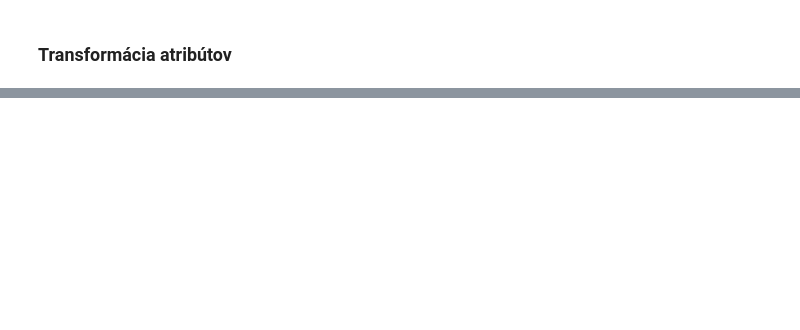
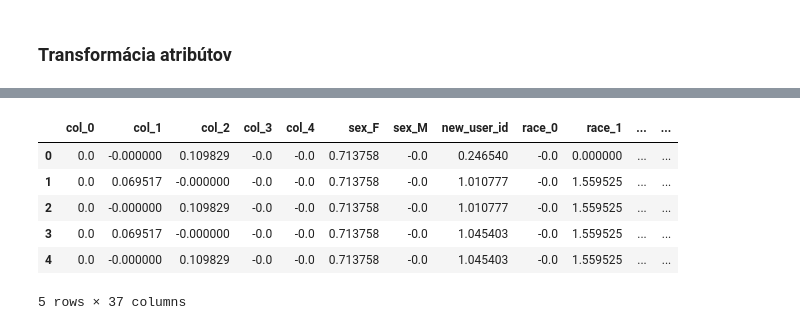
Before and after one commit to Brunokristi/Project_IAU, a Jupyter notebook: Phase_2.ipynb, the cells around one changed output, grey strips where cells are left out. Drawn from its saved outputs; the diff is of its cells as text; code cells hidden in the pictures; blank space fills up the shorter version.

```diff
--- a/Phase_2.ipynb
+++ b/Phase_2.ipynb
@@ -486,12 +490 @@ train_data.head()
 5 rows × 37 columns
-# %%
-""" from numpy import asarray
-from sklearn.preprocessing import MinMaxScaler
-import joblib
-
-scaler = MinMaxScaler()
-
-# Save the scaler to a file
-joblib.dump(scaler, 'scaler.pkl')
-
-train_data = scaler.fit_transform(train_data) """
@@ -580,15 +501,7 @@ train_data = pd.DataFrame(scaled_data, columns=train_data.columns)
 # %%
 from sklearn.preprocessing import PowerTransformer
+from pandas import DataFrame
 
-
-for column in column_names:
-    power = PowerTransformer(method='yeo-johnson', standardize=True)
-    data_trans = power.fit_transform(train_data[[column]])
-
-    pyplot.hist(data_trans, bins=25, label = column)
-
-    plt.xlabel('Value')
-    plt.ylabel('Frequency')
-    plt.title('Histograms of Different Columns')
-    plt.legend()
-    plt.show()
+power = PowerTransformer(method='yeo-johnson', standardize=False)
+data_trans = power.fit_transform(train_data)
+train_data = pd.DataFrame(data_trans, columns=train_data.columns)
@@ -608,0 +508,10 @@ for column in column_names:
+# %%
+train_data.head()
+# %% [output]
+|  | col_0 | col_1 | col_2 | col_3 | col_4 | sex_F | sex_M | new_user_id | race_0 | race_1 | ... | ... |
+| 0 | 0.0 | -0.000000 | 0.109829 | -0.0 | -0.0 | 0.713758 | -0.0 | 0.246540 | -0.0 | 0.000000 | ... | ... |
+| 1 | 0.0 | 0.069517 | -0.000000 | -0.0 | -0.0 | 0.713758 | -0.0 | 1.010777 | -0.0 | 1.559525 | ... | ... |
+| 2 | 0.0 | -0.000000 | 0.109829 | -0.0 | -0.0 | 0.713758 | -0.0 | 1.010777 | -0.0 | 1.559525 | ... | ... |
+| 3 | 0.0 | 0.069517 | -0.000000 | -0.0 | -0.0 | 0.713758 | -0.0 | 1.045403 | -0.0 | 1.559525 | ... | ... |
+| 4 | 0.0 | -0.000000 | 0.109829 | -0.0 | -0.0 | 0.713758 | -0.0 | 1.045403 | -0.0 | 1.559525 | ... | ... |
+5 rows × 37 columns
```
Also changed, not shown: parts of 31 cells of this notebook, 2 other files.
